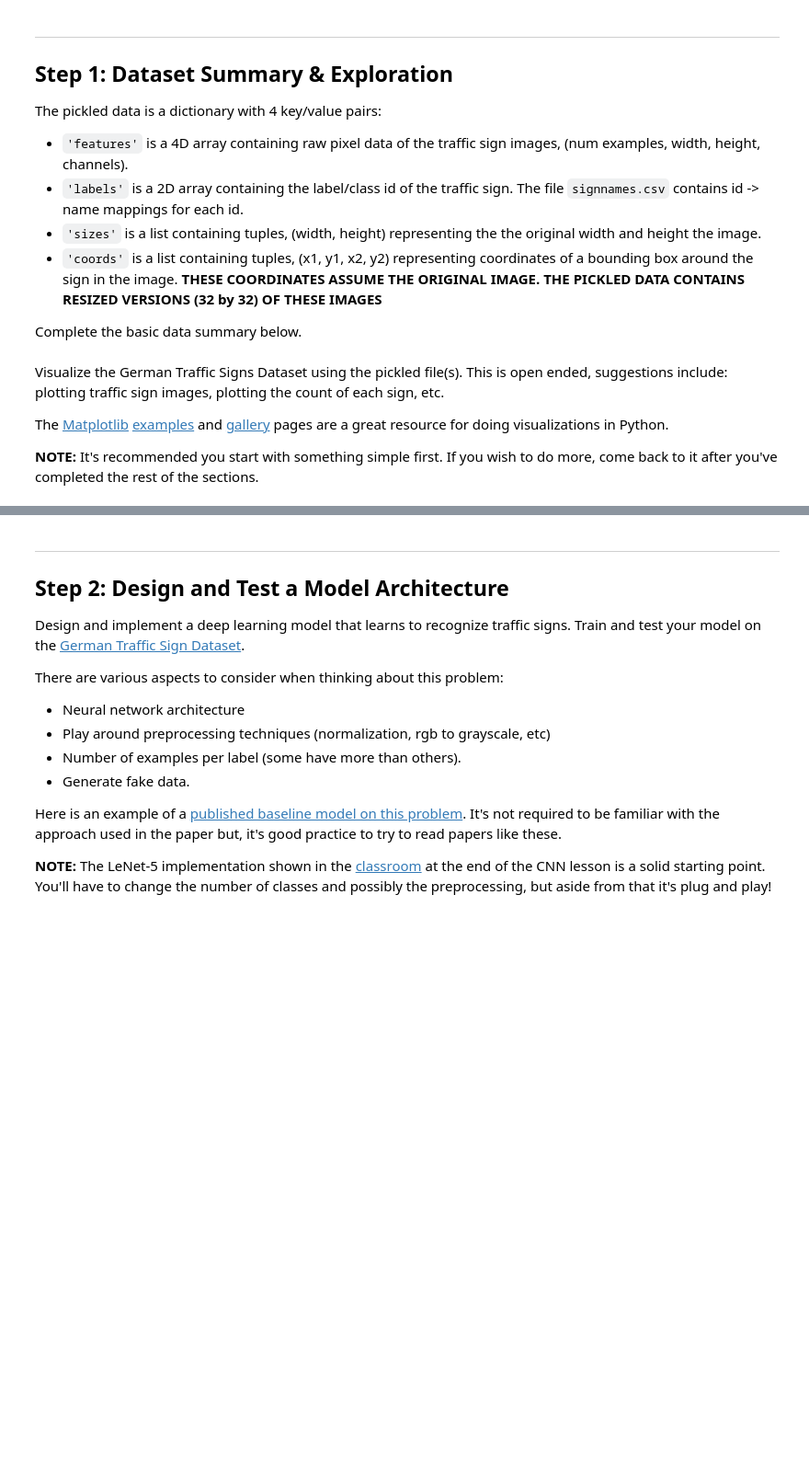
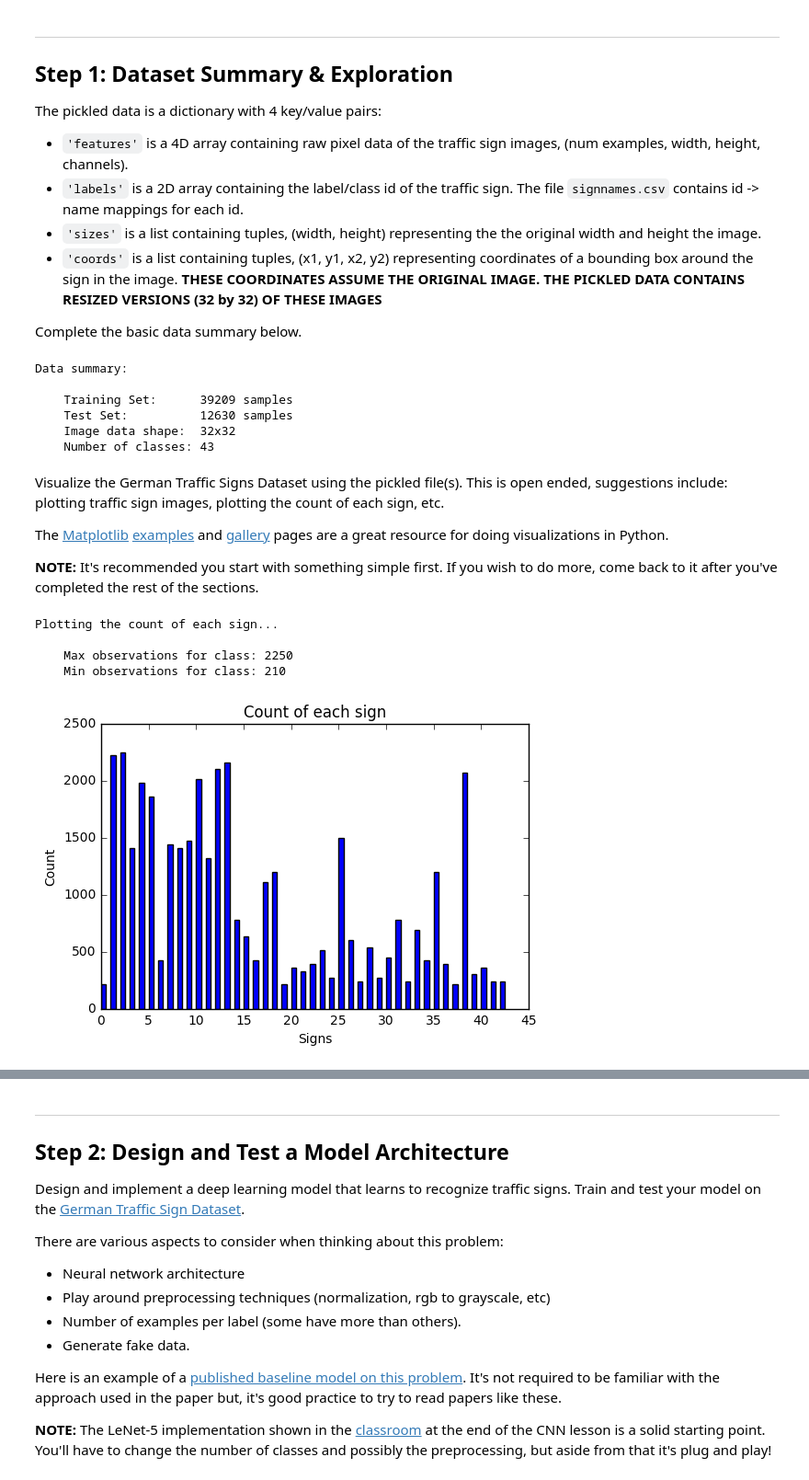
Before and after one commit to dankiman/CarND-Traffic-Sign-Classifier-Project, a Jupyter notebook: Traffic_Sign_Classifier.ipynb, the cells around one changed output, grey strips where cells are left out. Shown at 92% size. Saved outputs shown, nothing was run; the diff lists cells and outputs as text; code cells hidden in the pictures; blank space fills up the shorter version.

```diff
--- a/Traffic_Sign_Classifier.ipynb
+++ b/Traffic_Sign_Classifier.ipynb
@@ -48,6 +53,0 @@ assert(len(X_test) == len(y_test))
-# %%
-print("Slicing the validation set slicing from the training set...")
-from sklearn.model_selection import train_test_split
-X_train, X_validation, y_train, y_validation = train_test_split(X_train, y_train, test_size=0.2, random_state=0)
-assert(len(X_train) == len(y_train))
-assert(len(X_validation) == len(y_validation))
@@ -73,7 +69,6 @@ print()
 print("Data summary:")
 # Number of examples
 n_train = len(X_train)
-n_validation = len(X_validation)
 n_test = len(X_test)
 
 # What's the shape of an traffic sign image?
@@ -81,12 +76,19 @@ image_shape = "{}x{}".format(len(X_train[0]), len(X_train[0][0]))
 
 # How many unique classes/labels there are in the dataset.
 n_classes = len(set(y_train))
+
 print()
 print("    Training Set:      {} samples".format(n_train))
-print("    Validation Set:    {} samples".format(n_validation))
 print("    Test Set:          {} samples".format(n_test))
 print("    Image data shape:  {}".format(image_shape))
 print("    Number of classes: {}".format(n_classes))
+# %% [output]
+Data summary:
+
+    Training Set:      39209 samples
+    Test Set:          12630 samples
+    Image data shape:  32x32
+    Number of classes: 43
 # %% [markdown]
 Visualize the German Traffic Signs Dataset using the pickled file(s). This is open ended, suggestions include: plotting traffic sign images, plotting the count of each sign, etc.
 
@@ -102,23 +104,35 @@ import matplotlib.pyplot as plt
 %matplotlib inline
 # %%
 def plot_histogram(labels):
+    """
+    This function plots a histogram of the signs classes,
+    and prints some useful information about the number
+    of observations per class.
+    :input labels: array with the signs labels for each feature
+    """
     print()
     print("Plotting the count of each sign...")
     inputs_per_class = np.bincount(labels)
     max_inputs = np.max(inputs_per_class)
     print()
     print("    Max observations for class: {}".format(max(inputs_per_class)))
     print("    Min observations for class: {}".format(min(inputs_per_class)))
     mpl_fig = plt.figure()
     ax = mpl_fig.add_subplot(111)
     ax.set_ylabel('Count')
-    ax.set_xlabel('Class')
-    ax.set_title('Count of each class')
-    ax.bar(range(len(inputs_per_class)), inputs_per_class, 1/3, color='blue')
+    ax.set_xlabel('Signs')
+    ax.set_title('Count of each sign')
+    ax.bar(range(len(inputs_per_class)), inputs_per_class, 0.5, color='blue')
     plt.show()
 
-train_features = np.array(X_train)
-train_labels = np.array(y_train)
-plot_histogram(train_labels)
+X_train = np.array(X_train)
+y_train = np.array(y_train)
+plot_histogram(y_train)
+# %% [output]
+Plotting the count of each sign...
+
+    Max observations for class: 2250
+    Min observations for class: 210
+[figure, added]
 # %%
 def plot_grid(features, labels):
```
Also changed, not shown: parts of 35 cells of this notebook, 15 other files.
